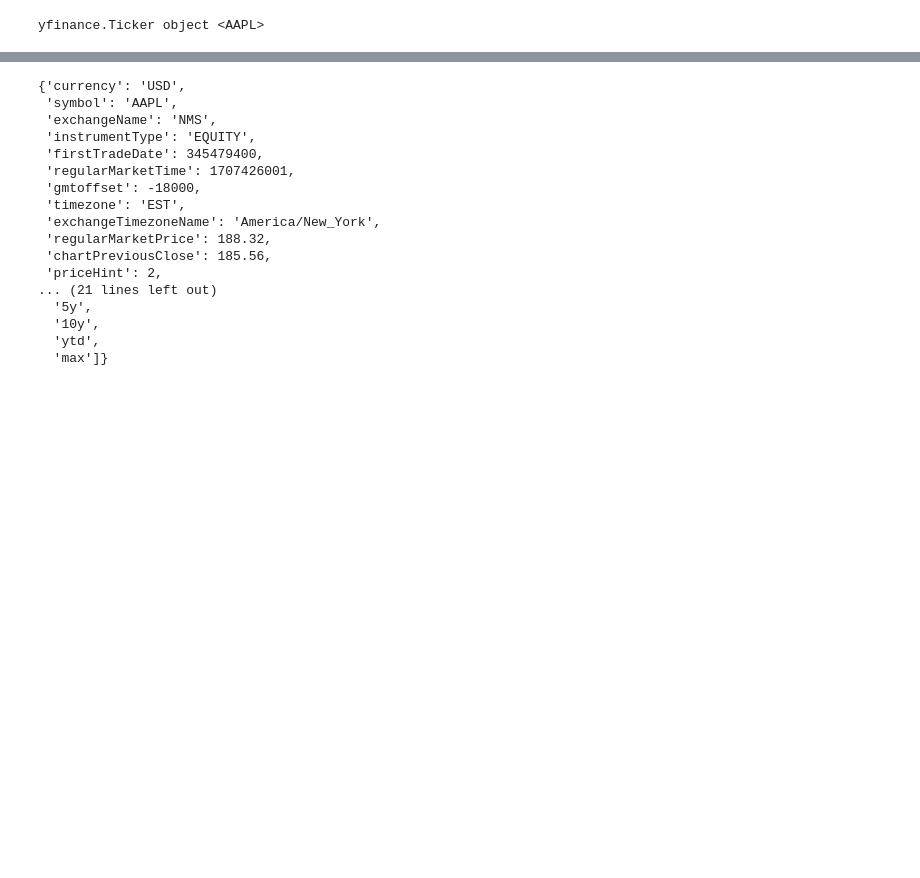
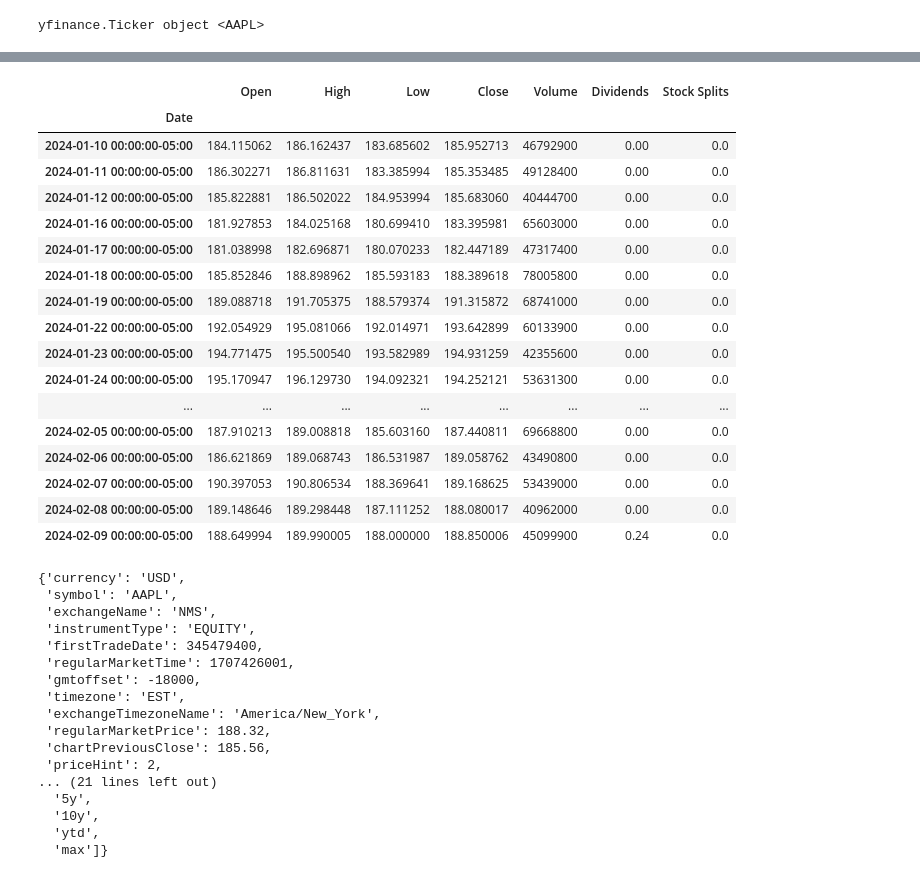
Before and after one commit to aguilarklyno/Python_Analysis, a Jupyter notebook: Qiita/24_02_06_yfinanceを使おう/main.ipynb, the cells around one changed output, grey strips where cells are left out. Cells and saved outputs as stored; diff of their text form; code cells hidden in the pictures; blank space fills up the shorter version.

```diff
--- a/Qiita/24_02_06_yfinanceを使おう/main.ipynb
+++ b/Qiita/24_02_06_yfinanceを使おう/main.ipynb
@@ -34,6 +21,26 @@ appl.info['financialCurrency']
 # %%
 # get historical market data
 hist = appl.history(period="1mo")
+hist
+# %% [output]
+|  | Open | High | Low | Close | Volume | Dividends | Stock Splits |
+| Date |  |  |  |  |  |  |  |
+| 2024-01-10 00:00:00-05:00 | 184.115062 | 186.162437 | 183.685602 | 185.952713 | 46792900 | 0.00 | 0.0 |
+| 2024-01-11 00:00:00-05:00 | 186.302271 | 186.811631 | 183.385994 | 185.353485 | 49128400 | 0.00 | 0.0 |
+| 2024-01-12 00:00:00-05:00 | 185.822881 | 186.502022 | 184.953994 | 185.683060 | 40444700 | 0.00 | 0.0 |
+| 2024-01-16 00:00:00-05:00 | 181.927853 | 184.025168 | 180.699410 | 183.395981 | 65603000 | 0.00 | 0.0 |
+| 2024-01-17 00:00:00-05:00 | 181.038998 | 182.696871 | 180.070233 | 182.447189 | 47317400 | 0.00 | 0.0 |
+| 2024-01-18 00:00:00-05:00 | 185.852846 | 188.898962 | 185.593183 | 188.389618 | 78005800 | 0.00 | 0.0 |
+| 2024-01-19 00:00:00-05:00 | 189.088718 | 191.705375 | 188.579374 | 191.315872 | 68741000 | 0.00 | 0.0 |
+| 2024-01-22 00:00:00-05:00 | 192.054929 | 195.081066 | 192.014971 | 193.642899 | 60133900 | 0.00 | 0.0 |
+| 2024-01-23 00:00:00-05:00 | 194.771475 | 195.500540 | 193.582989 | 194.931259 | 42355600 | 0.00 | 0.0 |
+| 2024-01-24 00:00:00-05:00 | 195.170947 | 196.129730 | 194.092321 | 194.252121 | 53631300 | 0.00 | 0.0 |
+| ... | ... | ... | ... | ... | ... | ... | ... |
+| 2024-02-05 00:00:00-05:00 | 187.910213 | 189.008818 | 185.603160 | 187.440811 | 69668800 | 0.00 | 0.0 |
+| 2024-02-06 00:00:00-05:00 | 186.621869 | 189.068743 | 186.531987 | 189.058762 | 43490800 | 0.00 | 0.0 |
+| 2024-02-07 00:00:00-05:00 | 190.397053 | 190.806534 | 188.369641 | 189.168625 | 53439000 | 0.00 | 0.0 |
+| 2024-02-08 00:00:00-05:00 | 189.148646 | 189.298448 | 187.111252 | 188.080017 | 40962000 | 0.00 | 0.0 |
+| 2024-02-09 00:00:00-05:00 | 188.649994 | 189.990005 | 188.000000 | 188.850006 | 45099900 | 0.24 | 0.0 |
 # %%
 # show meta information about the history (requires history() to be called first)
 appl.history_metadata
```
Also changed, not shown: parts of 3 cells of this notebook, 3 other files.
